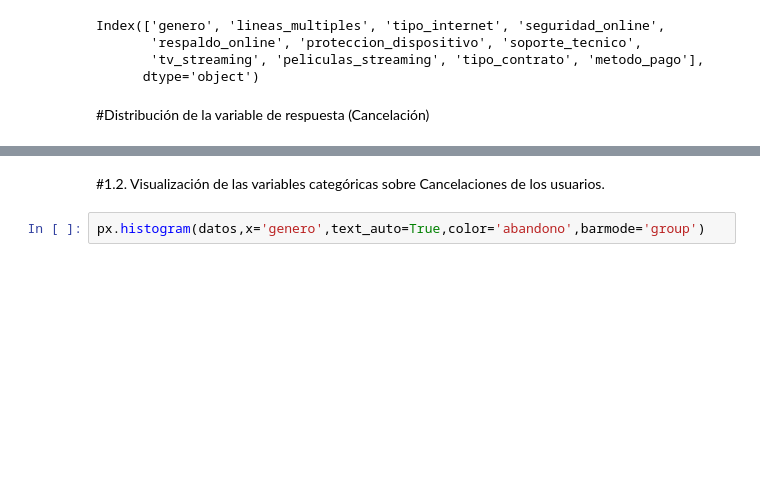
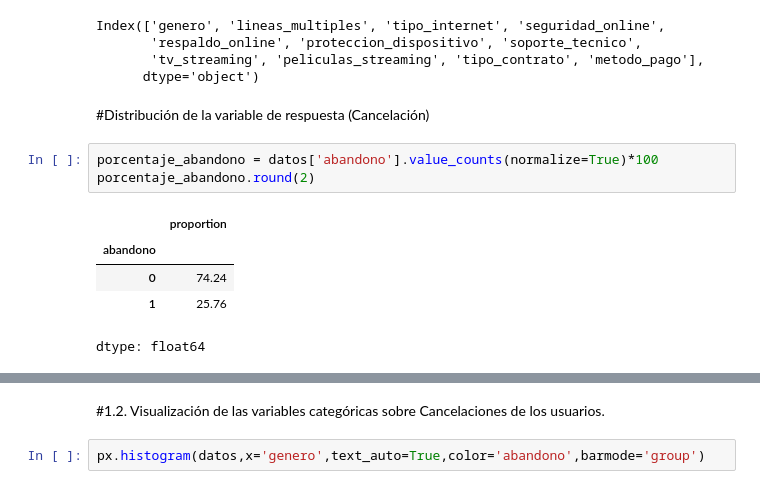
Before and after one commit to Nataliahfk/TELECOM-X---PARTE-2, a Jupyter notebook: TelecomX_SegundaParte_Natalia.ipynb, the cells around one changed output, grey strips where cells are left out. Drawn from its saved outputs; the diff is of its cells as text; blank space fills up the shorter version.

```diff
--- a/TelecomX_SegundaParte_Natalia.ipynb
+++ b/TelecomX_SegundaParte_Natalia.ipynb
@@ -121,4 +121,13 @@ Index(['genero', 'lineas_multiples', 'tipo_internet', 'seguridad_online',
       dtype='object')
 # %% [markdown]
 #Distribución de la variable de respuesta (Cancelación)
+# %%
+porcentaje_abandono = datos['abandono'].value_counts(normalize=True)*100
+porcentaje_abandono.round(2)
+# %% [output]
+|  | proportion |
+| abandono |  |
+| 0 | 74.24 |
+| 1 | 25.76 |
+dtype: float64
 # %%
```
Also changed, not shown: parts of 4 cells of this notebook.
